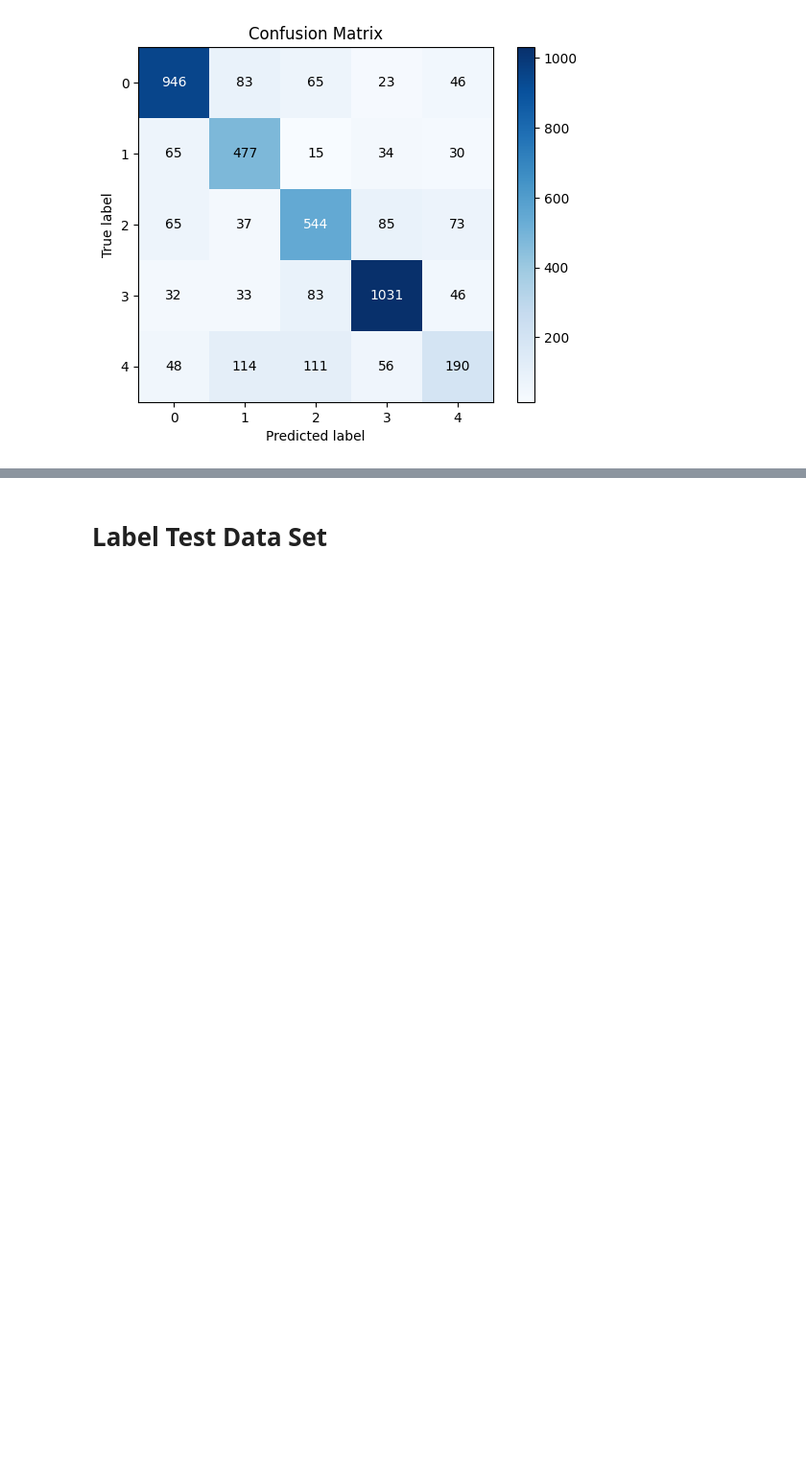
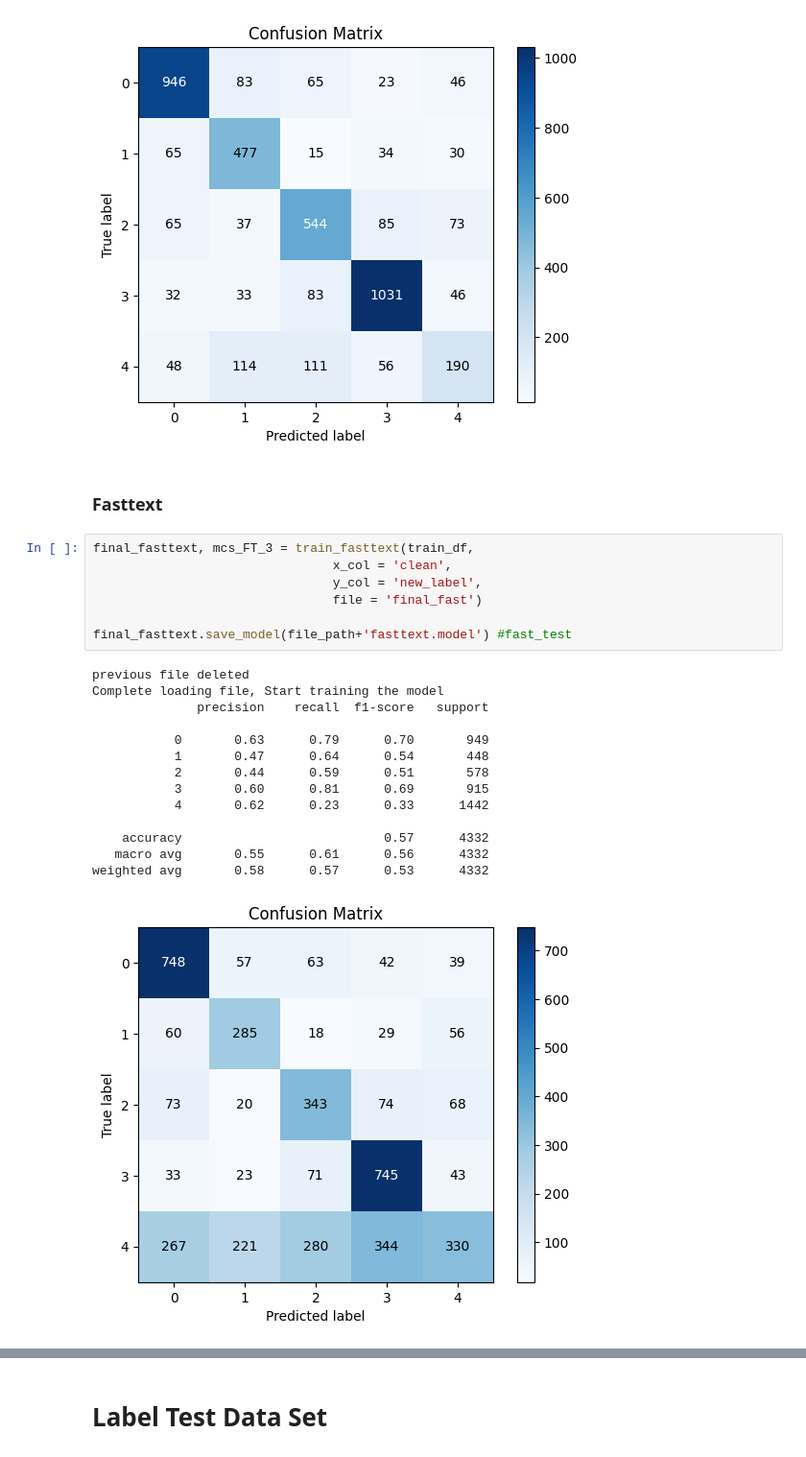
Before and after one commit to aquaxi/MSQM-HA-Final-Project, a Jupyter notebook: MSQM_HA_ADA_Final_Project_2022v2.ipynb, the cells around one changed output, grey strips where cells are left out. Shown at 96% size. Cells and saved outputs as stored; diff of their text form; blank space fills up the shorter version.

```diff
--- a/MSQM_HA_ADA_Final_Project_2022v2.ipynb
+++ b/MSQM_HA_ADA_Final_Project_2022v2.ipynb
@@ -1671,3 +1608,27 @@ WARNING:absl:Found untraced functions such as _update_step_xla while saving (sho
 INFO:tensorflow:Assets written to: model/NN.model\assets
 INFO:tensorflow:Assets written to: model/NN.model\assets
 [figure]
+# %% [markdown]
+### Fasttext
+# %%
+final_fasttext, mcs_FT_3 = train_fasttext(train_df,
+                                x_col = 'clean',
+                                y_col = 'new_label',
+                                file = 'final_fast')
+
+final_fasttext.save_model(file_path+'fasttext.model') #fast_test
+# %% [output]
+previous file deleted
+Complete loading file, Start training the model
+              precision    recall  f1-score   support
+
+           0       0.63      0.79      0.70       949
+           1       0.47      0.64      0.54       448
+           2       0.44      0.59      0.51       578
+           3       0.60      0.81      0.69       915
+           4       0.62      0.23      0.33      1442
+
+    accuracy                           0.57      4332
+   macro avg       0.55      0.61      0.56      4332
+weighted avg       0.58      0.57      0.53      4332
+[figure, added]
```
Also changed, not shown: parts of 26 cells of this notebook.
